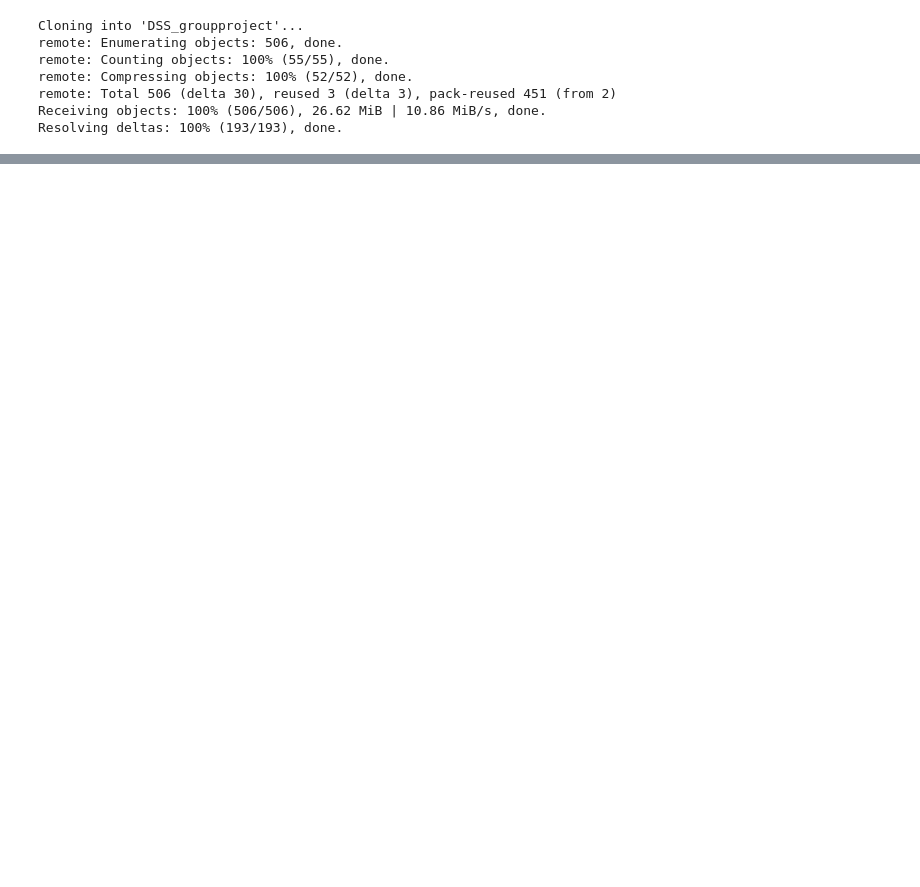
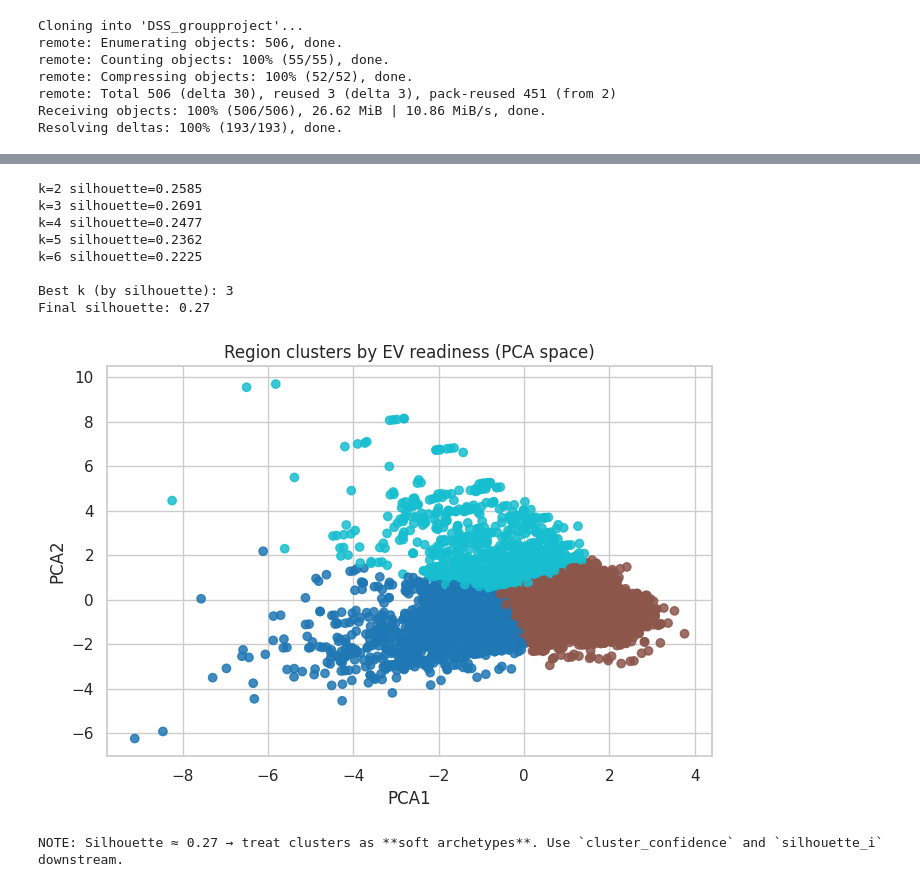
Before and after one commit to sof1a03/DSS_groupproject, a Jupyter notebook: Code/Features/Electric_car_analysis.ipynb, the cells around one changed output, grey strips where cells are left out. Cells and saved outputs as stored; diff of their text form; code cells hidden in the pictures; blank space fills up the shorter version.

```diff
--- a/Code/Features/Electric_car_analysis.ipynb
+++ b/Code/Features/Electric_car_analysis.ipynb
@@ -991,0 +136,61 @@ plt.show()
+# %%
+clust_cols = [
+    "p_electric", "p_hybrid", "p_gasoline", "p_diesel",
+    "avg_yearly_income_k", "urbanization", "avg_household_size"
+]
+
+X = R[clust_cols].copy()
+scaler = StandardScaler()
+Xs = scaler.fit_transform(X)
+
+pca = PCA(n_components=min(5, Xs.shape[1]))
+X_p = pca.fit_transform(Xs)
+
+k_results = []
+for k in range(2, 7):
+    km = KMeans(n_clusters=k, random_state=42, n_init=10)
+    labels = km.fit_predict(X_p)
+    sil = silhouette_score(X_p, labels)
+    k_results.append((k, sil))
+    print(f"k={k} silhouette={sil:.4f}")
+
+best_k = max(k_results, key=lambda t: t[1])[0]
+print("\nBest k (by silhouette):", best_k)
+
+km = KMeans(n_clusters=best_k, random_state=42, n_init=20)
+R["ev_cluster"] = km.fit_predict(X_p)
+sil_final = silhouette_score(X_p, R["ev_cluster"])
+print("Final silhouette:", round(sil_final, 4))
+
+# Pointwise silhouette (confidence proxy)
+R["silhouette_i"] = silhouette_samples(X_p, R["ev_cluster"])
+
+# Distance to centroid (smaller is “more typical”)
+centroids = km.cluster_centers_
+dists = np.linalg.norm(X_p - centroids[R["ev_cluster"]], axis=1)
+R["dist_to_centroid"] = dists
+
+# Normalize distances within cluster -> confidence in [0,1] (1 = closer than typical)
+R["cluster_confidence"] = 1 - (R.groupby("ev_cluster")["dist_to_centroid"]
+                                 .transform(lambda s: (s - s.min()) / (s.max() - s.min() + 1e-12)))
+
+plt.figure(figsize=(7,5))
+plt.scatter(X_p[:,0], X_p[:,1], c=R["ev_cluster"], cmap="tab10", alpha=0.85)
+plt.xlabel("PCA1"); plt.ylabel("PCA2")
+plt.title("Region clusters by EV readiness (PCA space)")
+plt.tight_layout()
+plt.show()
+
+print("NOTE: Silhouette ≈", round(sil_final,3),
+      "→ treat clusters as **soft archetypes**. Use `cluster_confidence` and `silhouette_i` downstream.")
+# %% [output]
+k=2 silhouette=0.2585
+k=3 silhouette=0.2691
+k=4 silhouette=0.2477
+k=5 silhouette=0.2362
+k=6 silhouette=0.2225
+
+Best k (by silhouette): 3
+Final silhouette: 0.27
+[figure, added]
+NOTE: Silhouette ≈ 0.27 → treat clusters as **soft archetypes**. Use `cluster_confidence` and `silhouette_i` downstream.
```
Also changed, not shown: parts of 88 cells of this notebook.
